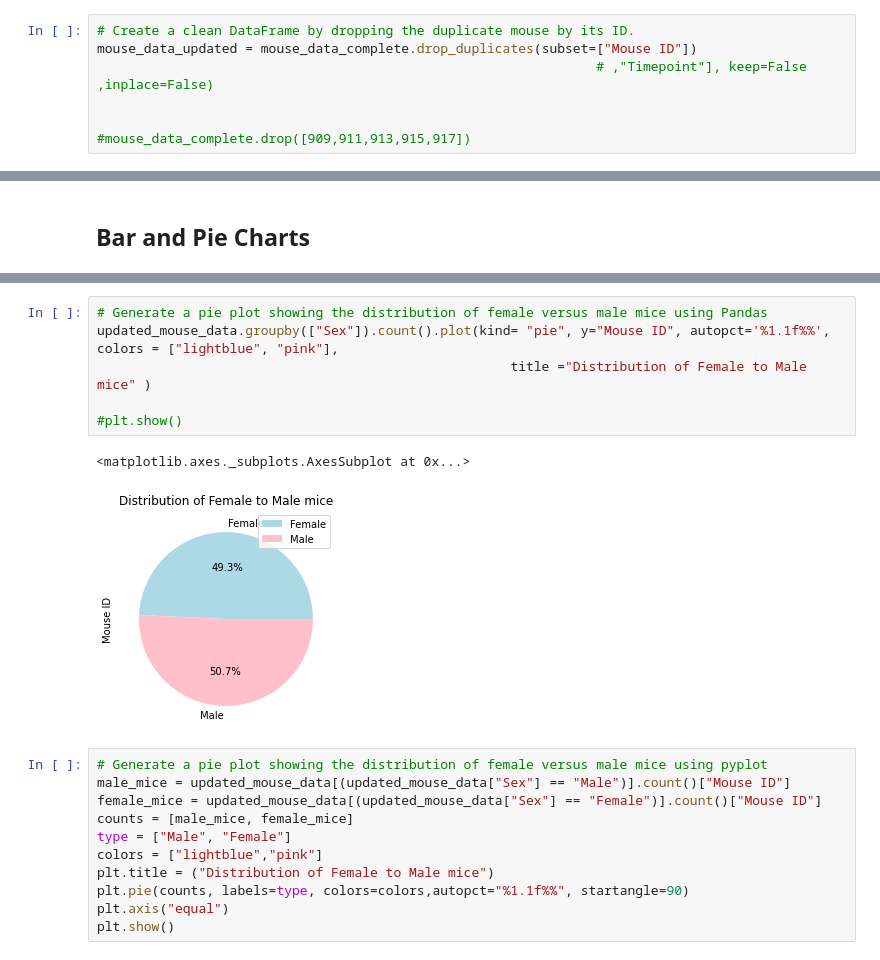
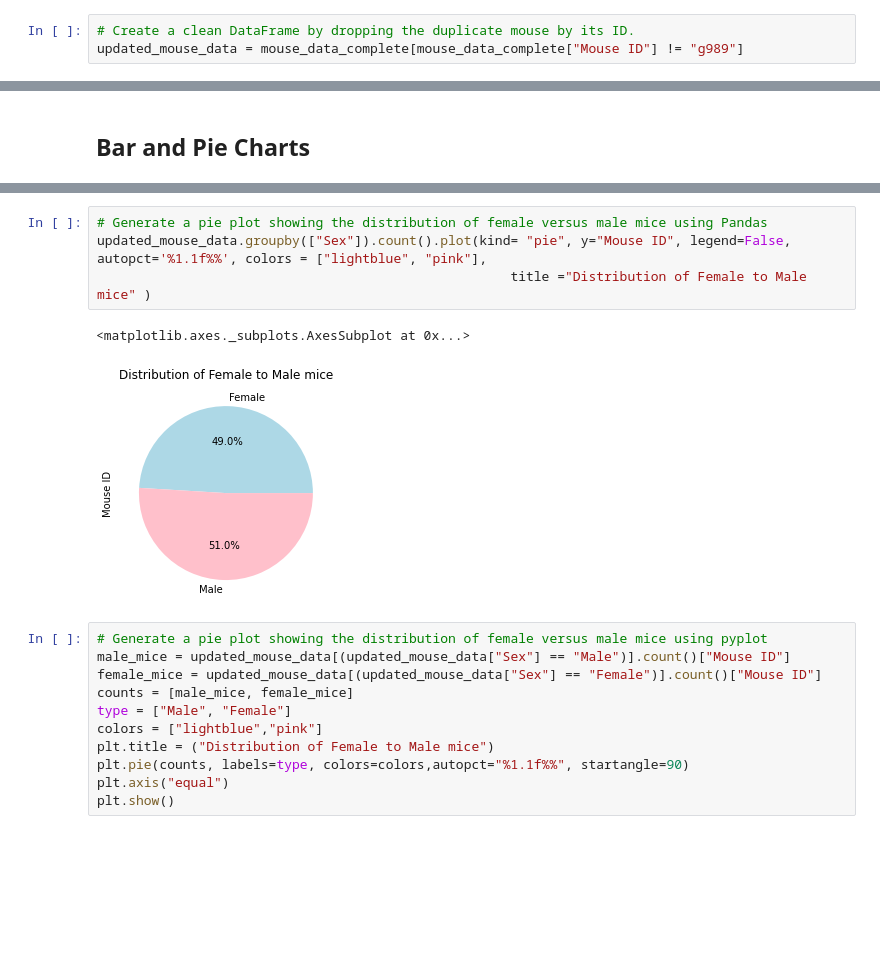
Before and after one commit to HBodden/Pymaceuticals---Module-5-Challenge, a Jupyter notebook: pymaceuticals_starter.ipynb, the cells around one changed output, grey strips where cells are left out. Cells and saved outputs as stored; diff of their text form; blank space fills up the shorter version.

```diff
--- a/pymaceuticals_starter.ipynb
+++ b/pymaceuticals_starter.ipynb
@@ -51,10 +51,6 @@ duplicates_list
 | 917 | g989 | Propriva | Female | 21 | 26 | 20 | 54.657650 | ... |
 # %%
 # Create a clean DataFrame by dropping the duplicate mouse by its ID.
-mouse_data_updated = mouse_data_complete.drop_duplicates(subset=["Mouse ID"])
-                                                                # ,"Timepoint"], keep=False ,inplace=False)
-
-
-#mouse_data_complete.drop([909,911,913,915,917])
+updated_mouse_data = mouse_data_complete[mouse_data_complete["Mouse ID"] != "g989"]
 # %%
 # Checking the number of mice in the clean DataFrame.
@@ -132,12 +149,10 @@ y_label = updated_mouse_data["Timepoint"].unique()
 # %%
 # Generate a pie plot showing the distribution of female versus male mice using Pandas
-updated_mouse_data.groupby(["Sex"]).count().plot(kind= "pie", y="Mouse ID", autopct='%1.1f%%', colors = ["lightblue", "pink"],
+updated_mouse_data.groupby(["Sex"]).count().plot(kind= "pie", y="Mouse ID", legend=False, autopct='%1.1f%%', colors = ["lightblue", "pink"],
                                                      title ="Distribution of Female to Male mice" )
-
-#plt.show()
 # %% [output]
 <matplotlib.axes._subplots.AxesSubplot at 0x...>
-[figure, old version]
+[figure, new version]
 # %%
 # Generate a pie plot showing the distribution of female versus male mice using pyplot
 male_mice = updated_mouse_data[(updated_mouse_data["Sex"] == "Male")].count()["Mouse ID"]
```
Also changed, not shown: parts of 10 cells of this notebook.
